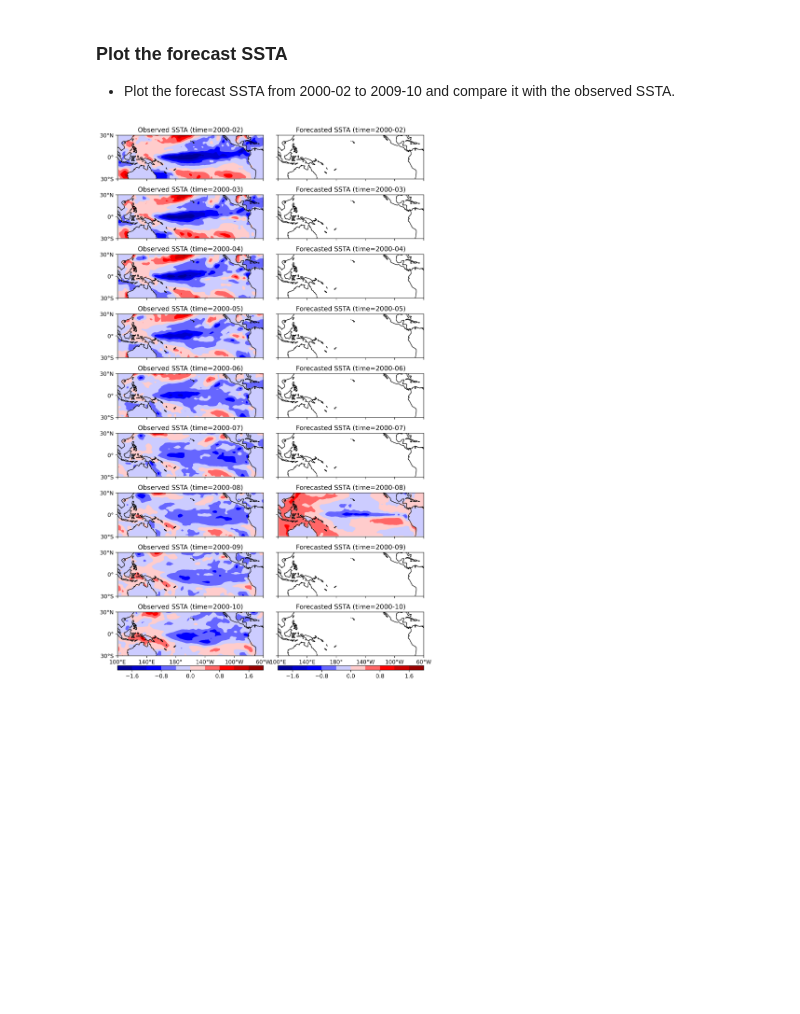
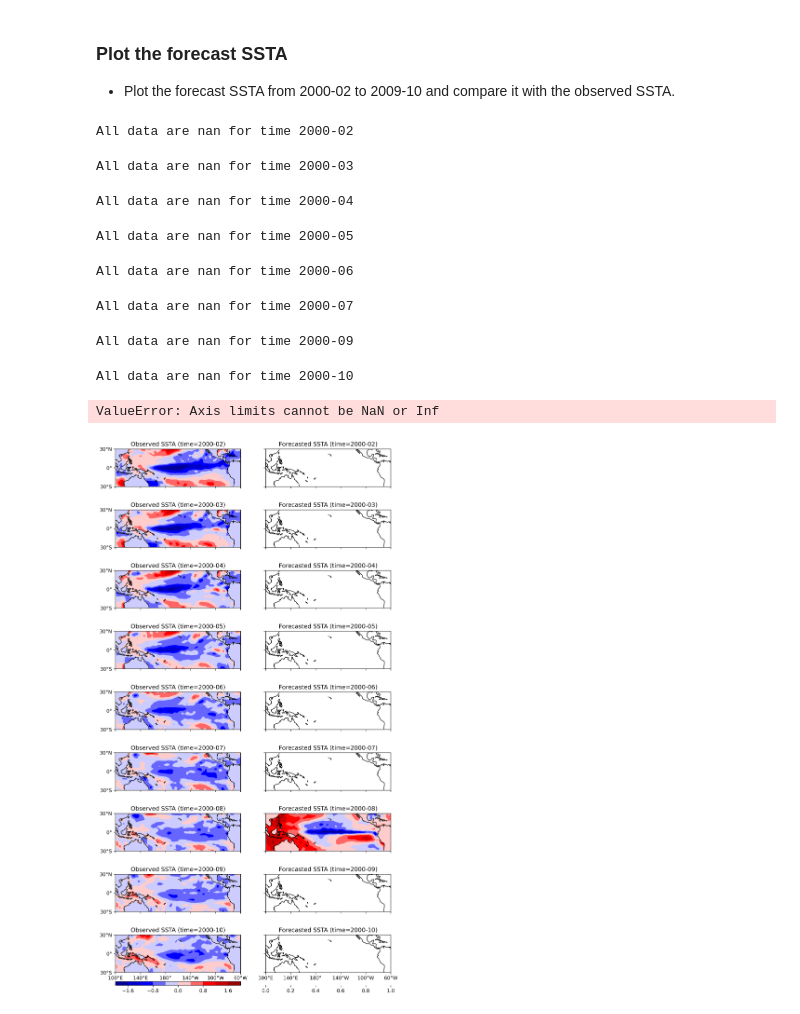
Before and after one commit to jinjunliu/atmo-651, a Jupyter notebook: Final/ATMO651_Final.ipynb, the cells around one changed output. Saved outputs shown, nothing was run; the diff lists cells and outputs as text; code cells hidden in the pictures; blank space fills up the shorter version.

```diff
--- a/Final/ATMO651_Final.ipynb
+++ b/Final/ATMO651_Final.ipynb
@@ -353,8 +374,9 @@ Values of leading PCs at time t0: [ 1.49582672 -1.90936002  1.0234742  -0.608806
 forecast_months = 9
 # initialize the forecast array
 pcs_tn = np.zeros((forecast_months, m))
-print(G)
+print(pcs_t0.shape)
 for i in range(forecast_months):
-    pcs_tn[i,:] = np.power(G, (i+1)/7) @ pcs_t0
+    pcs_tn[i,:] = G ** ((i+1)/7) @ pcs_t0
+print("Values of leading PCs at time tn:", pcs_tn)
 print("Shape of the forecast leading PCs:", pcs_tn.shape)
 # %% [output]
@@ -413,32 +435,47 @@ for i in range(forecast_months):
                             cmap=cmaps.BlWhRe, transform=ccrs.PlateCarree())
             ax.set_title(f"Observed SSTA (time={year}-{month:02d})")
         else:
-            im = ax.contourf(lon, lat, sst_forecast[i,:,:], levels=np.linspace(-2, 2, 11),
+            plot_sst = sst_forecast[i,:,:]
+            # check if all data are nan
+            if np.all(np.isnan(plot_sst)):
+                print(f"All data are nan for time {year}-{month:02d}")
+            min_sst = np.nanmin(plot_sst)
+            max_sst = np.nanmax(plot_sst)
+            im = ax.contourf(lon, lat, plot_sst, levels=np.linspace(min_sst, max_sst, 11),
                             cmap=cmaps.BlWhRe, transform=ccrs.PlateCarree())
             ax.set_title(f"Forecasted SSTA (time={year}-{month:02d})")
         # add coastlines
         ax.coastlines()
         # lat and lon ticks
         ax.set_xticks(np.arange(lon_min, lon_max+1, 40), crs=ccrs.PlateCarree())
         ax.set_yticks(np.arange(lat_min, lat_max+1, 30), crs=ccrs.PlateCarree())
         if i == forecast_months - 1:
             lon_formatter = LongitudeFormatter(zero_direction_label=True)
             ax.xaxis.set_major_formatter(lon_formatter)
         else:
             # add ticks but no labels
             ax.set_xticklabels([])
         if j == 0:
             lat_formatter = LatitudeFormatter()
             ax.yaxis.set_major_formatter(lat_formatter)
         else:
             # add ticks but no labels
             ax.set_yticklabels([])
         # add colorbar
         if i == forecast_months - 1:
             cax = inset_axes(ax, width="100%", height="10%", loc='lower center', borderpad=-2.6)
             fig.colorbar(im, cax=cax, orientation='horizontal')
 plt.subplots_adjust(wspace=0.1, hspace=-0.5)
 plt.show()
 fig.savefig("./report/figures/forecast_ssta.png", dpi=300, bbox_inches='tight')
 # %% [output]
+All data are nan for time 2000-02
+All data are nan for time 2000-03
+All data are nan for time 2000-04
+All data are nan for time 2000-05
+All data are nan for time 2000-06
+All data are nan for time 2000-07
+All data are nan for time 2000-09
+All data are nan for time 2000-10
+ValueError: Axis limits cannot be NaN or Inf
-[figure, old version]
+[figure, new version]
```
Also changed, not shown: parts of 2 cells of this notebook.
